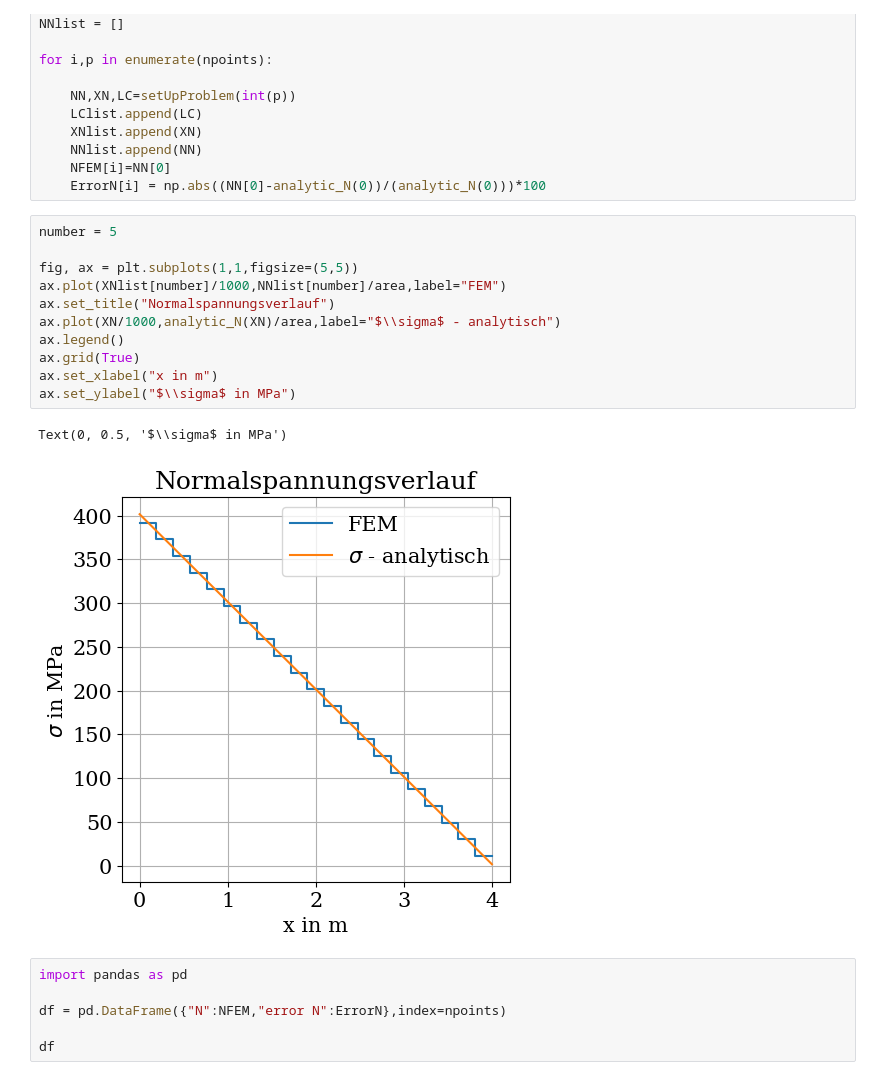
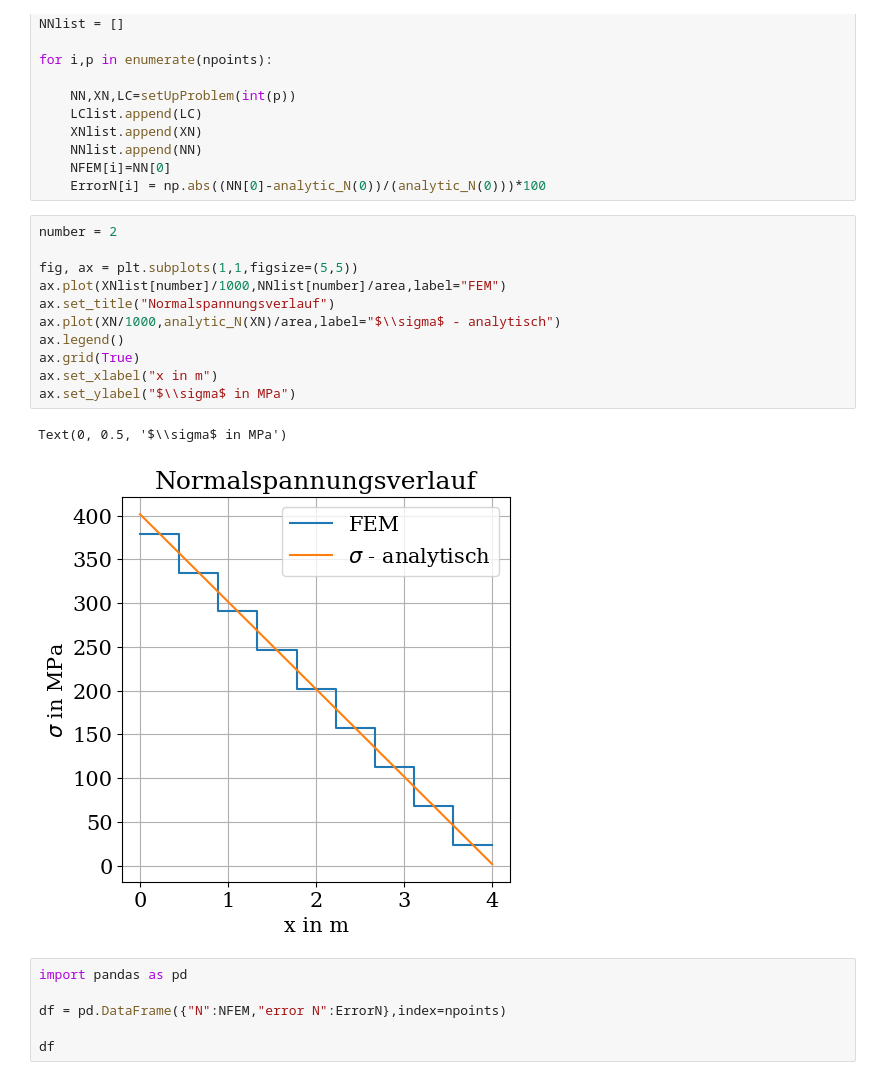
Before and after one commit to steffenbeese/FEM_I_Notebooks, a Jupyter notebook: Notebook_StabFEM.ipynb, the cells around one changed output. Saved outputs shown, nothing was run; the diff lists cells and outputs as text.

```diff
--- a/Notebook_StabFEM.ipynb
+++ b/Notebook_StabFEM.ipynb
@@ -401,19 +404,19 @@ for i,p in enumerate(npoints):
     NFEM[i]=NN[0]
     ErrorN[i] = np.abs((NN[0]-analytic_N(0))/(analytic_N(0)))*100
 # %%
-number = 5
+number = 2
 
 fig, ax = plt.subplots(1,1,figsize=(5,5))
 ax.plot(XNlist[number]/1000,NNlist[number]/area,label="FEM")
 ax.set_title("Normalspannungsverlauf")
 ax.plot(XN/1000,analytic_N(XN)/area,label="$\\sigma$ - analytisch")
 ax.legend()
 ax.grid(True)
 ax.set_xlabel("x in m")
 ax.set_ylabel("$\\sigma$ in MPa")
 # %% [output]
 Text(0, 0.5, '$\\sigma$ in MPa')
-[figure, old version]
+[figure, new version]
 # %%
 import pandas as pd
 
```
Also changed, not shown: parts of 4 cells of this notebook, 5 other files.
